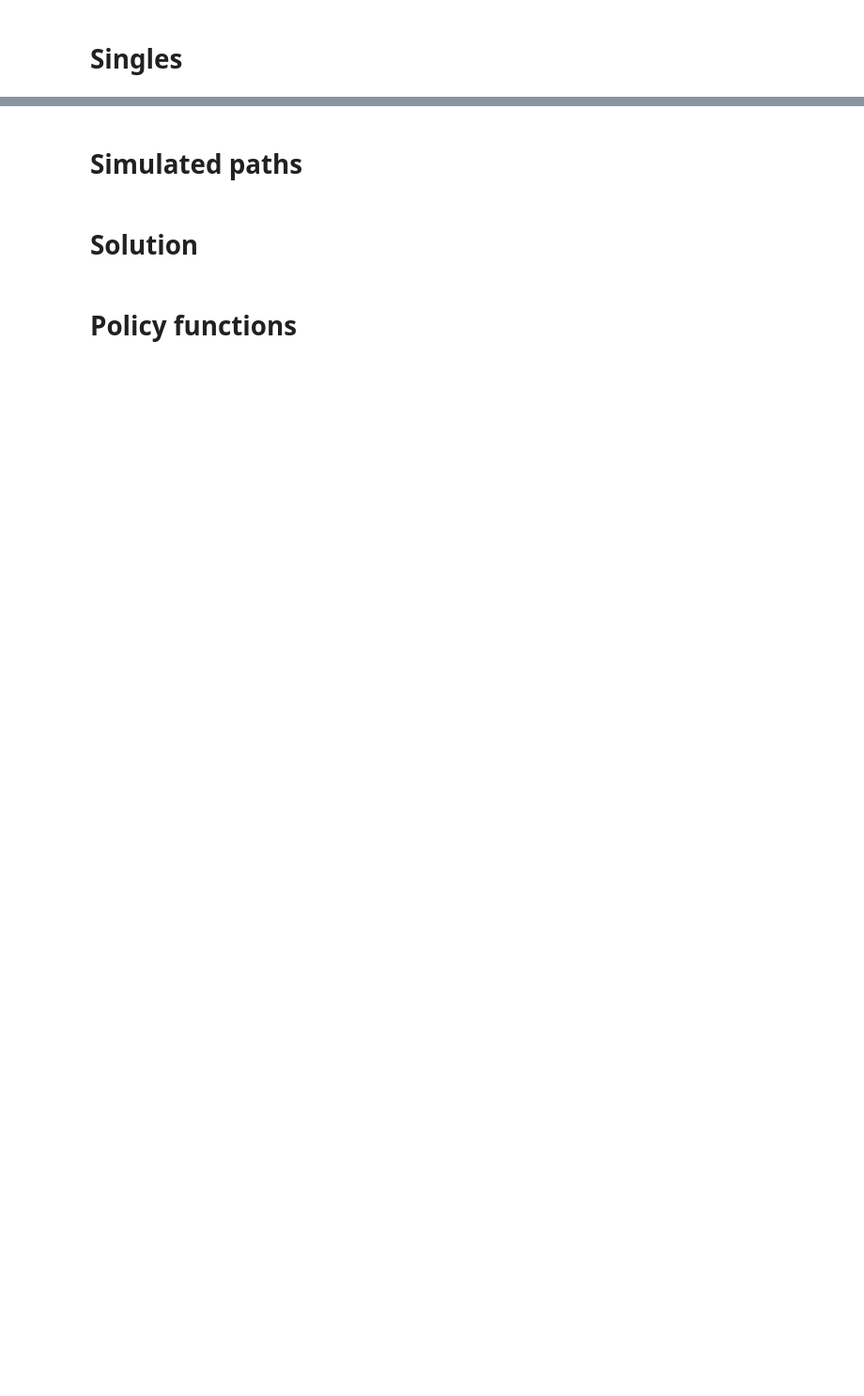
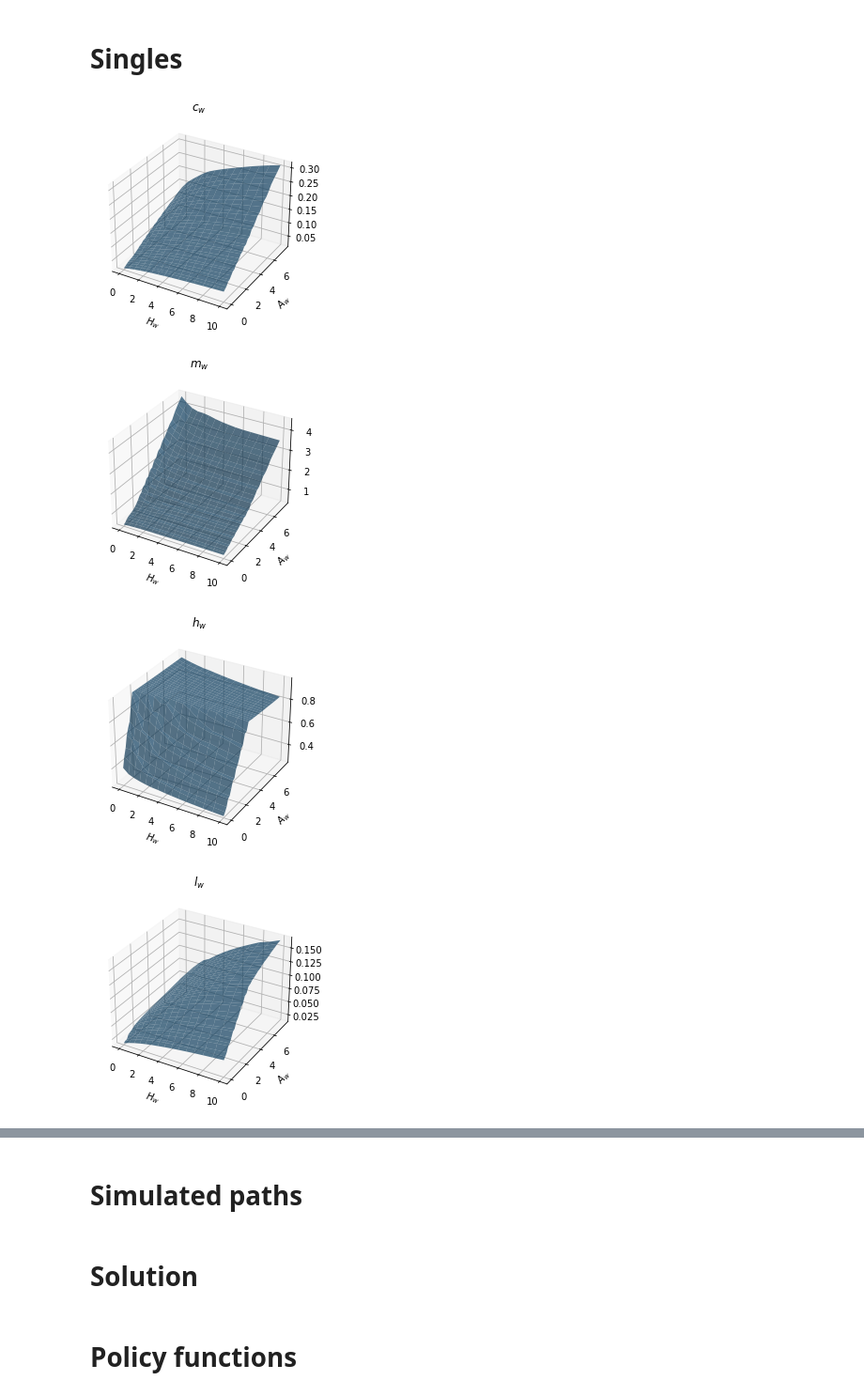
Before and after one commit to ThomasHJorgensen/ToyModel, a Jupyter notebook: Solve Toy Model.ipynb, the cells around one changed output, grey strips where cells are left out. Shown at 94% size. Saved outputs shown, nothing was run; the diff lists cells and outputs as text; code cells hidden in the pictures; blank space fills up the shorter version.

```diff
--- a/Solve Toy Model.ipynb
+++ b/Solve Toy Model.ipynb
@@ -116,35 +160,40 @@ ax.set(xlabel='$\lambda$',ylabel='$A_w$',title='$Vw$');
 # %%
 t = model.par.T-2
 iK = 5
 
 fig = plt.figure()
 ax = plt.axes(projection='3d')
 X,Y = np.meshgrid(model.par.grid_Hw,model.par.grid_Aw,indexing='ij')
-ax.plot_surface(X, Y, model.sol.c_w_single[t,:,iK,:], edgecolor='none',alpha=.7);
+ax.plot_surface(X, Y, model.sol.cons_w_single[t,:,iK,:], edgecolor='none',alpha=.7);
 ax.set(xlabel='$H_w$',ylabel='$A_w$',title='$c_w$');
 
 fig = plt.figure()
 ax = plt.axes(projection='3d')
 X,Y = np.meshgrid(model.par.grid_Hw,model.par.grid_Aw,indexing='ij')
-ax.plot_surface(X, Y, model.sol.m_w_single[t,:,iK,:], edgecolor='none',alpha=.7);
+ax.plot_surface(X, Y, model.sol.market_w_single[t,:,iK,:], edgecolor='none',alpha=.7);
 ax.set(xlabel='$H_w$',ylabel='$A_w$',title='$m_w$');
 
 fig = plt.figure()
 ax = plt.axes(projection='3d')
 X,Y = np.meshgrid(model.par.grid_Hw,model.par.grid_Aw,indexing='ij')
-ax.plot_surface(X, Y, model.sol.h_w_single[t,:,iK,:], edgecolor='none',alpha=.7);
+ax.plot_surface(X, Y, model.sol.hours_w_single[t,:,iK,:], edgecolor='none',alpha=.7);
 ax.set(xlabel='$H_w$',ylabel='$A_w$',title='$h_w$');
 
 fig = plt.figure()
 ax = plt.axes(projection='3d')
 X,Y = np.meshgrid(model.par.grid_Hw,model.par.grid_Aw,indexing='ij')
-ax.plot_surface(X, Y, model.sol.l_w_single[t,:,iK,:], edgecolor='none',alpha=.7);
+ax.plot_surface(X, Y, model.sol.leisure_w_single[t,:,iK,:], edgecolor='none',alpha=.7);
 ax.set(xlabel='$H_w$',ylabel='$A_w$',title='$l_w$');
 
 
 fig = plt.figure()
 ax = plt.axes(projection='3d')
 X,Y = np.meshgrid(model.par.grid_Hw,model.par.grid_Aw,indexing='ij')
-labor = model.par.max_time - model.sol.l_w_single[t,:,iK,:] - model.sol.h_w_single[t,:,iK,:]
+labor = model.par.max_time - model.sol.leisure_w_single[t,:,iK,:] - model.sol.hours_w_single[t,:,iK,:]
 ax.plot_surface(X, Y, labor, edgecolor='none',alpha=.7);
 ax.set(xlabel='$H_w$',ylabel='$A_w$',title='$labor_w$');
+# %% [output]
+[figure, added]
+[figure, added]
+[figure, added]
+[figure, added]
```
Also changed, not shown: parts of 9 cells of this notebook, 7 other files.
